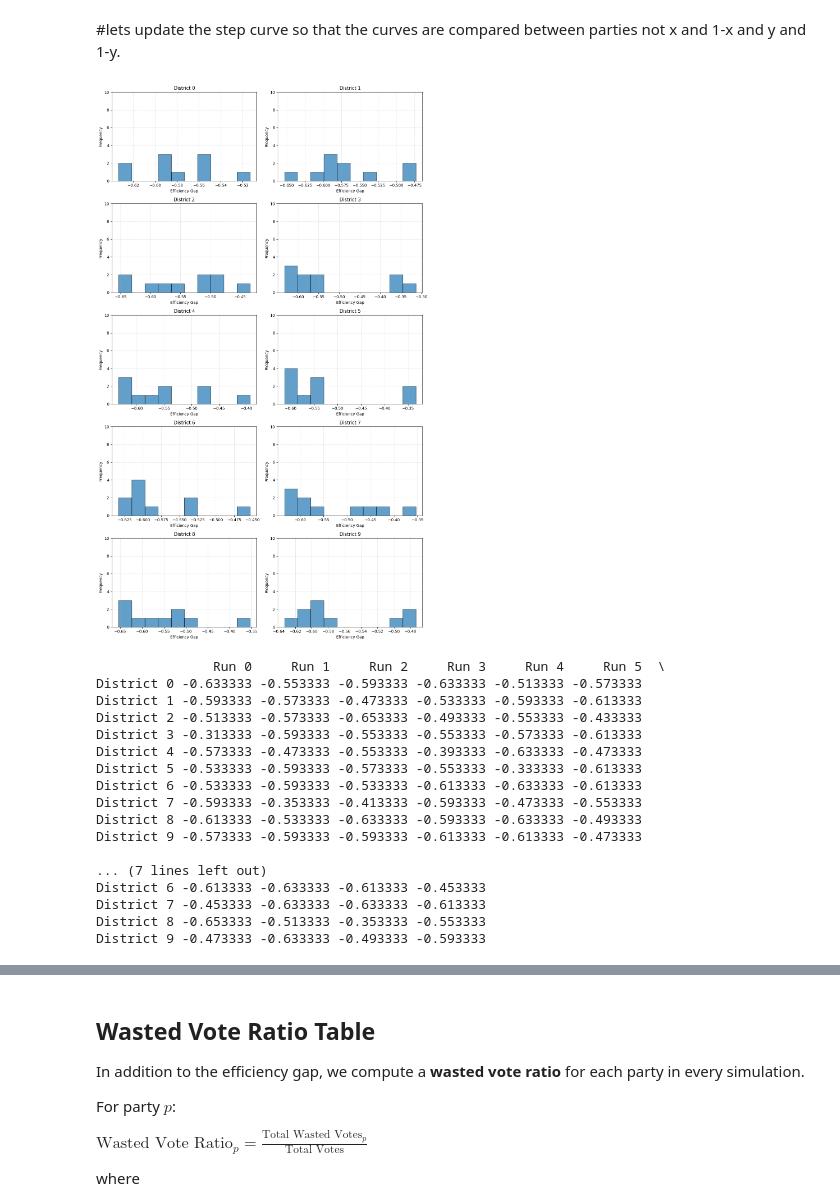
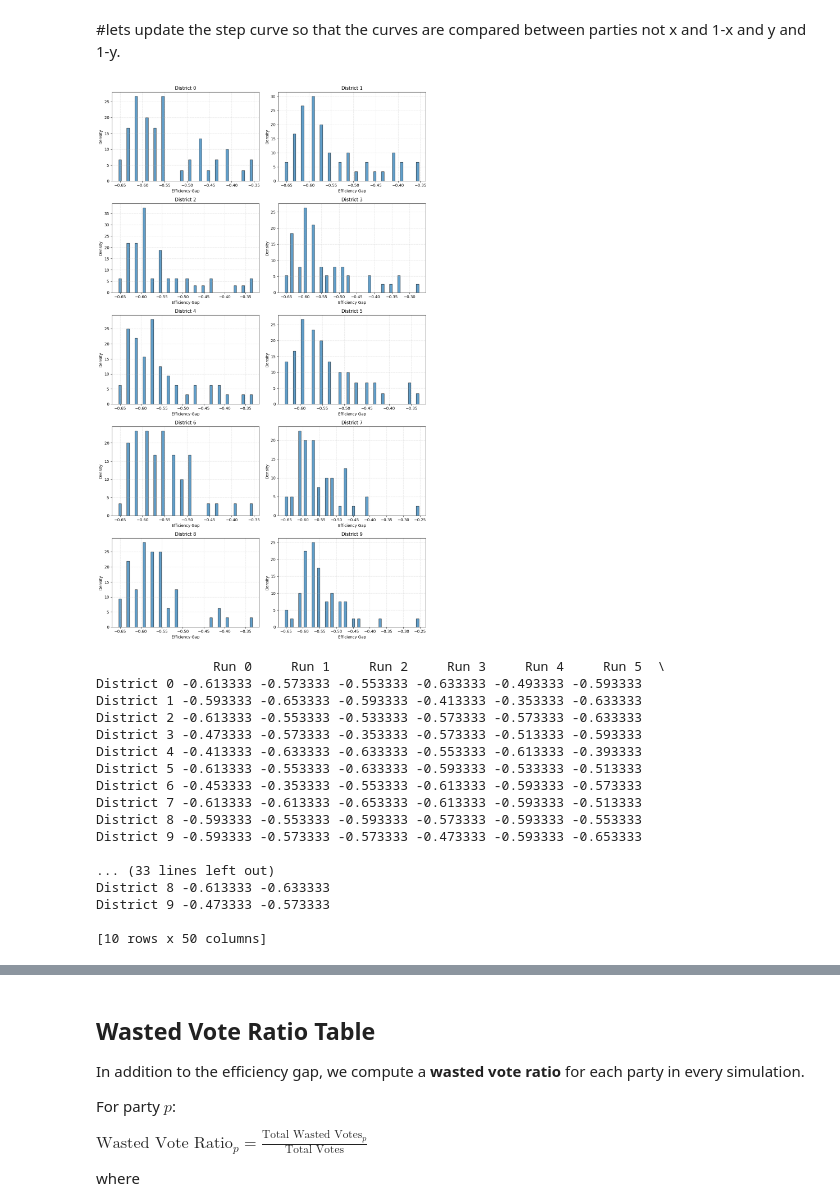
Before and after one commit to CarlLienert/SeniorCapstone, a Jupyter notebook: sim_6000NEW.ipynb, the cells around one changed output, grey strips where cells are left out. Saved outputs shown, nothing was run; the diff lists cells and outputs as text; code cells hidden in the pictures.

```diff
--- a/sim_6000NEW.ipynb
+++ b/sim_6000NEW.ipynb
@@ -14,7 +14,7 @@ WIDTH = 380
 HEIGHT = 280
 NUM_VOTERS = 1000       # Can change
 NUM_PARTIES = 3       # Can change
-NUM_DISTRICTS = 10
+NUM_DISTRICTS = 8
 VOTERS_PER_DISTRICT = NUM_VOTERS // NUM_DISTRICTS
 NUM_RUNS = 50          # Number of redistricting simulations
 
@@ -830,54 +830,54 @@ fig, axes = plt.subplots(n_rows, n_cols, figsize=(12, 4*n_rows))
 axes = axes.flatten()
 
 # Plot histograms
 for d in range(n_districts):
     district_gaps = [all_efficiency_gaps[run][d] for run in range(NUM_RUNS)]
 
-    axes[d].hist(district_gaps, bins=NUM_RUNS, edgecolor='black', alpha=0.7)
+    axes[d].hist(district_gaps, bins=NUM_RUNS, edgecolor='black', alpha=0.7, density=True)
     axes[d].set_title(f"District {d}")
     axes[d].set_xlabel("Efficiency Gap")
-    axes[d].set_ylabel("Frequency")
-    axes[d].set_ylim(0, NUM_RUNS)  # FIXED vertical axis
+    axes[d].set_ylabel("Density")
+    #axes[d].set_ylim(0, 1)  # FIXED vertical axis
     axes[d].grid(True, linestyle="--", alpha=0.4)
 
 # Remove empty subplots
 for j in range(d+1, len(axes)):
     fig.delaxes(axes[j])
 
 plt.tight_layout()
 plt.show()
 import pandas as pd
 
 # all_efficiency_gaps is currently [run][district]
 
 # Convert to DataFrame: rows=districts, columns=runs
 df_efficiency = pd.DataFrame(all_efficiency_gaps).T
 
 # Rename columns for clarity
 df_efficiency.columns = [f"Run {i}" for i in range(NUM_RUNS)]
 df_efficiency.index = [f"District {i}" for i in range(NUM_DISTRICTS)]
 
 # Display
 print(df_efficiency)
 # %% [output]
-[figure, old version]
+[figure, new version]
                Run 0     Run 1     Run 2     Run 3     Run 4     Run 5  \
-District 0 -0.633333 -0.553333 -0.593333 -0.633333 -0.513333 -0.573333
-District 1 -0.593333 -0.573333 -0.473333 -0.533333 -0.593333 -0.613333
-District 2 -0.513333 -0.573333 -0.653333 -0.493333 -0.553333 -0.433333
-District 3 -0.313333 -0.593333 -0.553333 -0.553333 -0.573333 -0.613333
-District 4 -0.573333 -0.473333 -0.553333 -0.393333 -0.633333 -0.473333
-District 5 -0.533333 -0.593333 -0.573333 -0.553333 -0.333333 -0.613333
-District 6 -0.533333 -0.593333 -0.533333 -0.613333 -0.633333 -0.613333
-District 7 -0.593333 -0.353333 -0.413333 -0.593333 -0.473333 -0.553333
-District 8 -0.613333 -0.533333 -0.633333 -0.593333 -0.633333 -0.493333
-District 9 -0.573333 -0.593333 -0.593333 -0.613333 -0.613333 -0.473333
+District 0 -0.613333 -0.573333 -0.553333 -0.633333 -0.493333 -0.593333
+District 1 -0.593333 -0.653333 -0.593333 -0.413333 -0.353333 -0.633333
+District 2 -0.613333 -0.553333 -0.533333 -0.573333 -0.573333 -0.633333
+District 3 -0.473333 -0.573333 -0.353333 -0.573333 -0.513333 -0.593333
+District 4 -0.413333 -0.633333 -0.633333 -0.553333 -0.613333 -0.393333
+District 5 -0.613333 -0.553333 -0.633333 -0.593333 -0.533333 -0.513333
+District 6 -0.453333 -0.353333 -0.553333 -0.613333 -0.593333 -0.573333
+District 7 -0.613333 -0.613333 -0.653333 -0.613333 -0.593333 -0.513333
+District 8 -0.593333 -0.553333 -0.593333 -0.573333 -0.593333 -0.553333
+District 9 -0.593333 -0.573333 -0.573333 -0.473333 -0.593333 -0.653333
 
-... (7 lines left out)
-District 6 -0.613333 -0.633333 -0.613333 -0.453333
-District 7 -0.453333 -0.633333 -0.633333 -0.613333
-District 8 -0.653333 -0.513333 -0.353333 -0.553333
-District 9 -0.473333 -0.633333 -0.493333 -0.593333
+... (33 lines left out)
+District 8 -0.613333 -0.633333
+District 9 -0.473333 -0.573333
+
+[10 rows x 50 columns]
 # %%
 
 import matplotlib.pyplot as plt
```
Also changed, not shown: parts of 11 cells of this notebook.
